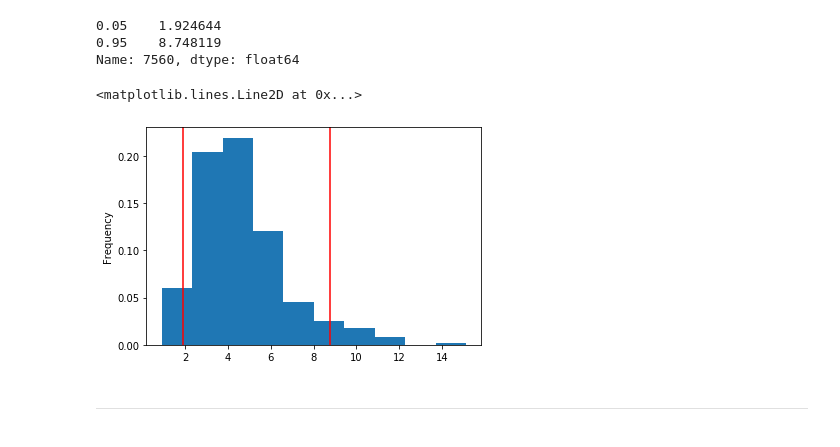
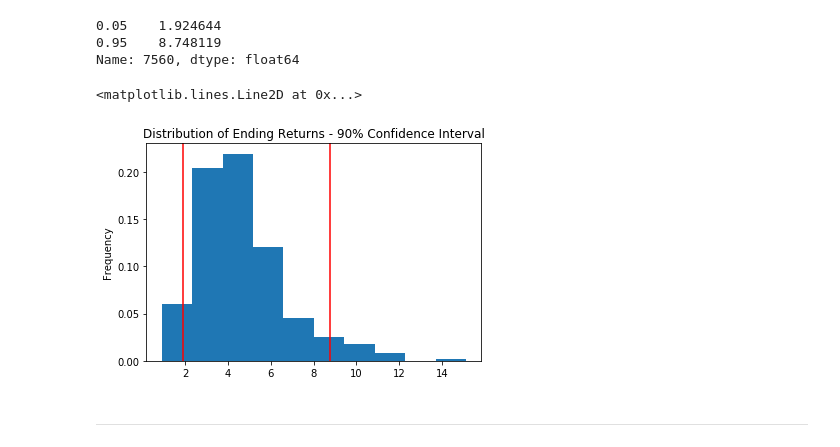
Before and after one commit to joshmiller32/APIs_homework, a Jupyter notebook: portfolio_planner.ipynb, the cells around one changed output. Cells and saved outputs as stored; diff of their text form; code cells hidden in the pictures.

```diff
--- a/portfolio_planner.ipynb
+++ b/portfolio_planner.ipynb
@@ -168,12 +168,12 @@ Name: 7560, dtype: float64
 # %%
 # Visualize the distribution of the ending returns at 30 years with 90% confidence interval
 plt.figure();
-ending_cumulative_returns_30_years.plot(kind = 'hist', density = True, bins = 10)
+ending_cumulative_returns_30_years.plot(kind = 'hist', density = True, bins = 10, title = "Distribution of Ending Returns - 90% Confidence Interval")
 plt.axvline(confidence_interval_30_years.iloc[0], color = 'r')
 plt.axvline(confidence_interval_30_years.iloc[1], color = 'r')
 # %% [output]
 <matplotlib.lines.Line2D at 0x...>
-[figure, old version]
+[figure, new version]
 # %% [markdown]
 ---
 # %% [markdown]
```
Also changed, not shown: parts of 1 cell of this notebook, 8 other files.
